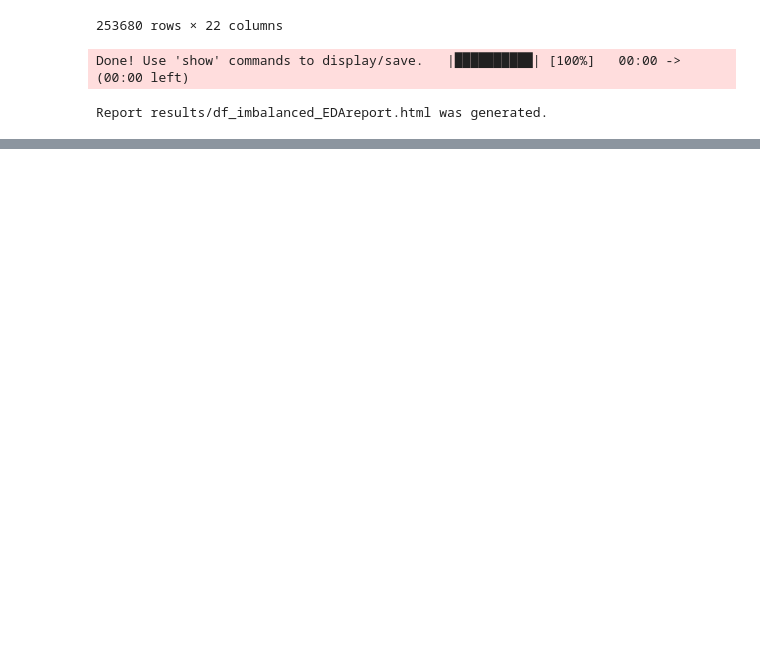
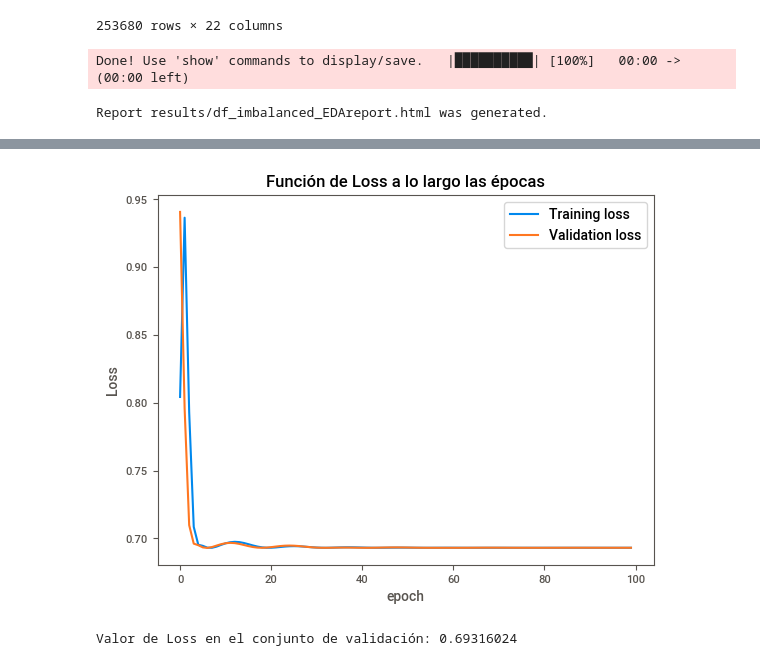
Before and after one commit to bonafepedro/DeepLearningpractice, a Jupyter notebook: tp1.ipynb, the cells around one changed output, grey strips where cells are left out. Saved outputs shown, nothing was run; the diff lists cells and outputs as text; code cells hidden in the pictures; blank space fills up the shorter version.

```diff
--- a/tp1.ipynb
+++ b/tp1.ipynb
@@ -114,0 +309,14 @@ y_test = torch.LongTensor(y_test)
+# %%
+## Este es un ejemplo visual donde comparamos ejemplo, el valor predicho con la pertenencia a la clase.
+
+correct = 0
+with torch.no_grad():
+    for i,data in enumerate(X_val_tensor):
+        y_pred = model_bcel.forward(data)
+
+        # Mientras más alto es el valor más alta es la probabilidad de que pertenezca a la clase
+        print(f'Ejemplo {i+1:2}.) {str(y_pred):38}  {y_val_conv[i]}')
+
+        if y_pred.argmax().item() == y_val_conv[i]:
+            correct += 1
+print(f'\n{correct} out of {len(y_val_conv)} = {100*correct/len(y_val_conv):.2f}% correct')
@@ -158,4 +360,13 @@ model.parameters
+# %%
+torch.manual_seed(seed)
+
+model_cel = DiabetesClassifier()
+
+criterion = nn.CrossEntropyLoss()
+
+optimizer = torch.optim.Adam(model_cel.parameters(), lr=0.1)
 # %%
+#epoch = Un entrenamiento sobre todo el dataset
 epochs = 100
 
 train_losses = []
@@ -165,10 +376,10 @@ for epoch in tqdm.trange(epochs):
     epoch+=1
 
     # Foward pass y obtener la prediccion
-    y_pred = model.forward(X_train)
+    y_pred = model_cel.forward(X_train_tensor)
 
     # Calcular la loss de cada epoca
-    loss_train = criterion(y_pred, y_train)
+    loss_train = criterion(y_pred, y_train_tensor)
     train_losses.append(loss_train.item())
 
     # No queremos imprimir los resultados de las 100 epocas asi que podemos poner una condicion
@@ -183,9 +394,9 @@ for epoch in tqdm.trange(epochs):
 
     with torch.no_grad():
         # Foward pass y obtener la prediccion
-        y_pred_val = model.forward(X_val)
+        y_pred_val = model_cel.forward(X_val_tensor)
 
         # Calcular la loss de cada epoca
-        loss_val = criterion(y_pred_val, y_val)
+        loss_val = criterion(y_pred_val, y_val_tensor)
         val_losses.append(loss_val.item())
 # %% [output]
@@ -192,0 +413,18 @@ IndexError: Target 1 is out of bounds.
+# %%
+plt.title('Función de Loss a lo largo las épocas')
+plt.plot(train_losses, label='Training loss')
+plt.plot(val_losses, label='Validation loss')
+plt.ylabel('Loss')
+plt.xlabel('epoch')
+plt.legend()
+plt.show()
+# %% [output]
+[figure, added]
+# %%
+# Evaluamos el modelo en el conjunto de validación
+with torch.no_grad():
+    y_pred = model_cel.forward(X_val_tensor) #Hacemos una inferencia sobre el conjunto de datos
+    loss = criterion(y_pred, y_val_tensor)
+print(f'Valor de Loss en el conjunto de validación: {loss:.8f}')
+# %% [output]
+Valor de Loss en el conjunto de validación: 0.69316024
```
Also changed, not shown: parts of 55 cells of this notebook.
